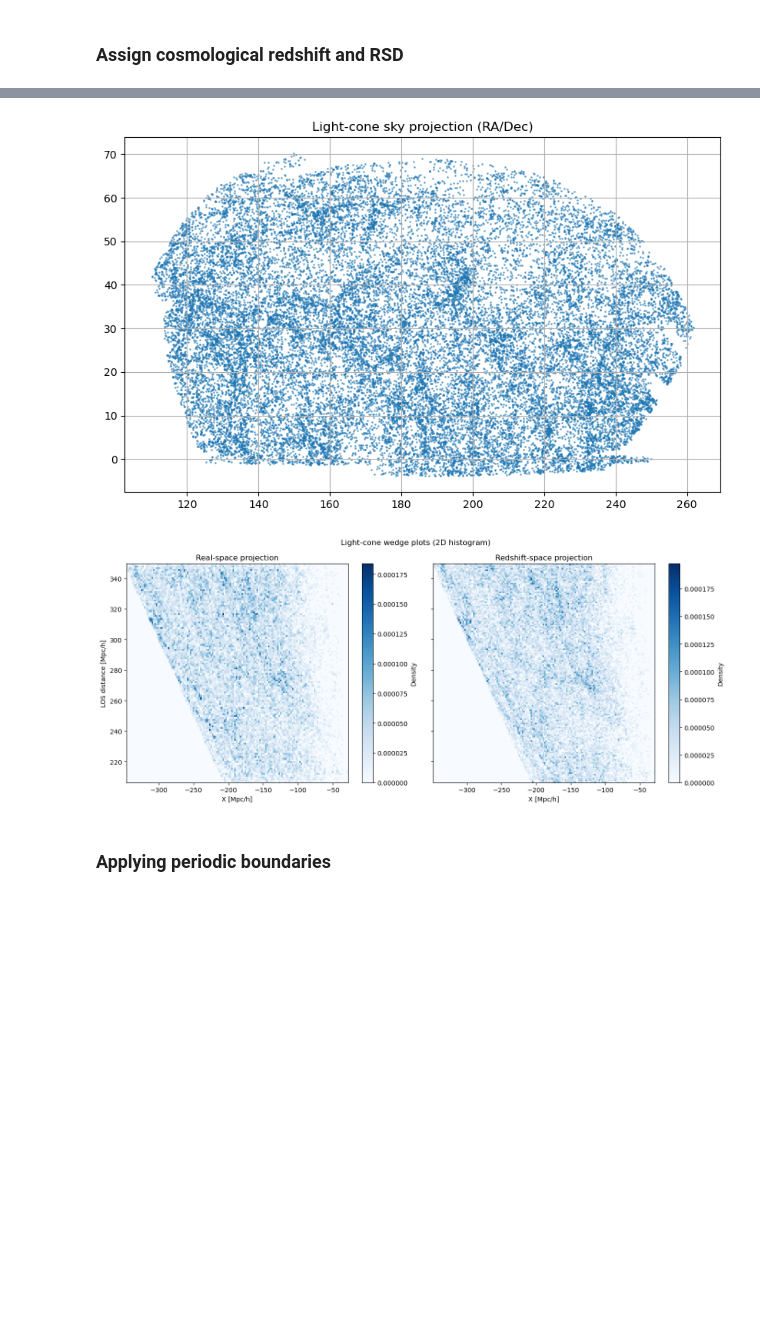
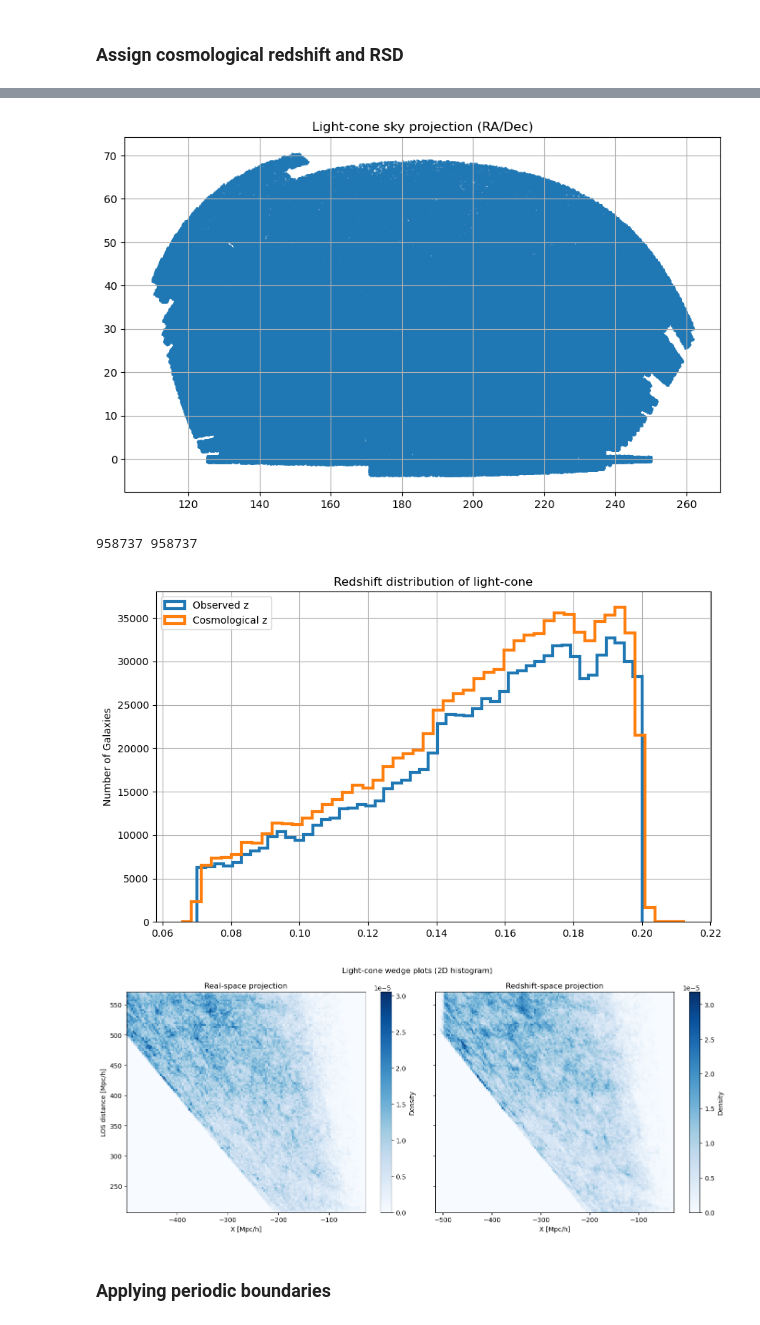
Before and after one commit to FedeDavilaKurban/filbao-md, a Jupyter notebook: lightcone_testing.ipynb, the cells around one changed output, grey strips where cells are left out. Cells and saved outputs as stored; diff of their text form; code cells hidden in the pictures; blank space fills up the shorter version.

```diff
--- a/lightcone_testing.ipynb
+++ b/lightcone_testing.ipynb
@@ -523,10 +523,11 @@ for chunk in pd.read_csv("../data/to_mock.csv",
     dist_fil_chunk = dist_fil_all[start_idx:end_idx]
     start_idx = end_idx
 
-    # Center coordinates
-    x_c = x - 0.5 * (np.max(x) + np.min(x))
-    y_c = y - 0.5 * (np.max(y) + np.min(y))
-    z_c = z - 0.5 * (np.max(z) + np.min(z))
+    # Center coordinates around observer
+    L = 1000.0          # box size in Mpc/h
+    x_c = x - L/2
+    y_c = y - L/2
+    z_c = z - L/2
 
     # Distances and angles
     r = np.sqrt(x_c**2 + y_c**2 + z_c**2)
@@ -548,7 +549,7 @@ for chunk in pd.read_csv("../data/to_mock.csv",
     z_obs = z_cosmo + v_los / c
 
     # Redshift + magnitude cut
-    mask_z_mag = (z_obs > 0.07) & (z_obs < 0.12) & (mag_r < -21.5)
+    mask_z_mag = (z_obs > 0.05) & (z_obs < 0.25) & (mag_r < -20.5)
 
     # Apply this cut now to reduce data size
     if not np.any(mask_z_mag):
@@ -635,6 +636,8 @@ if not survivors:
     exit()
 
 out_df = pd.concat(survivors, ignore_index=True)
+# final redshift cut
+out_df = out_df[(out_df['z_obs'] > 0.07) & (out_df['z_obs'] < 0.2)]
 print(f"Number of galaxies: {len(out_df)}")
 
 # ============================================================
@@ -666,6 +669,17 @@ plt.title("Light-cone sky projection (RA/Dec)")
 plt.grid(True)
 plt.show()
 
+# Redshift distribution
+print(len(out_df['z_obs']), len(out_df['z_cosmo']))
+plt.figure(figsize=(10,6))
+plt.hist(out_df['z_obs'], bins=50, alpha=1, label='Observed z', histtype='step', lw=3)
+plt.hist(out_df['z_cosmo'], bins=50, alpha=1, label='Cosmological z', histtype='step', lw=3)
+plt.ylabel("Number of Galaxies")
+plt.legend()
+plt.title("Redshift distribution of light-cone")
+plt.grid(True)
+plt.show()
+
 # Compute real-space and redshift-space distances
 r_real = np.sqrt(out_df['x_real']**2 + out_df['y_real']**2 + out_df['z_real']**2)
 r_obs  = np.sqrt(out_df['x_rsd']**2 + out_df['y_rsd']**2 + out_df['z_rsd']**2)
@@ -679,8 +693,8 @@ x_trans_real = out_df['x_real'].values[idx]
 x_trans_rsd  = out_df['x_rsd'].values[idx]
 
 # LOS distances
-r_los_real = r_real[idx]
-r_los_rsd  = r_obs[idx]
+r_los_real = r_real.values[idx]
+r_los_rsd  = r_obs.values[idx]
 
 # 2D histogram parameters
 bins_x = 150
@@ -722,5 +736,7 @@ Redshift space: r_obs range: [206.4, 349.5]
-[figure, old version]
+[figure, new version]
+958737 958737
-[figure, old version]
+[figure, new version]
+[figure, added]
 # %% [markdown]
 ### Applying periodic boundaries
 # %%
```
Also changed, not shown: parts of 2 cells of this notebook, 3 other files.
